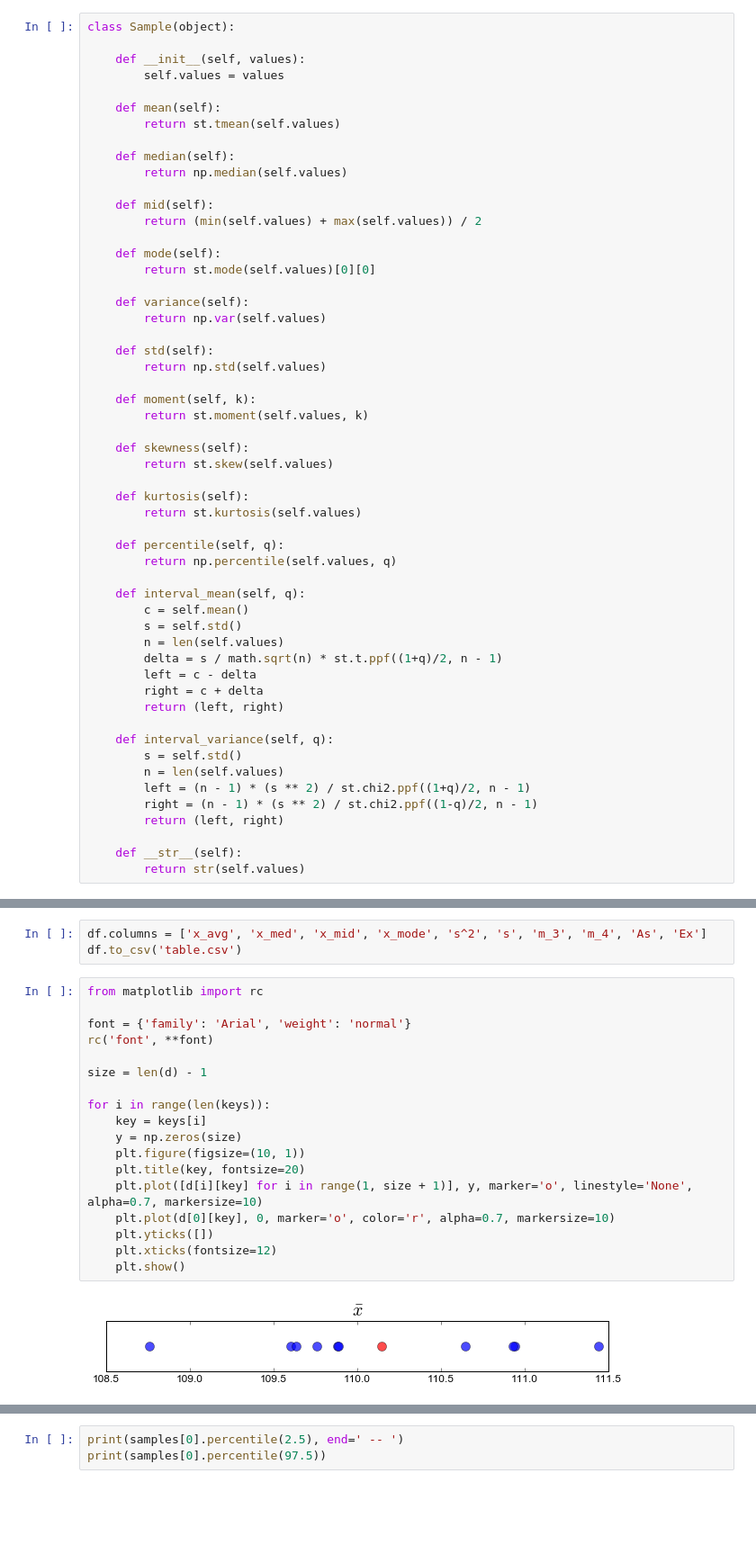
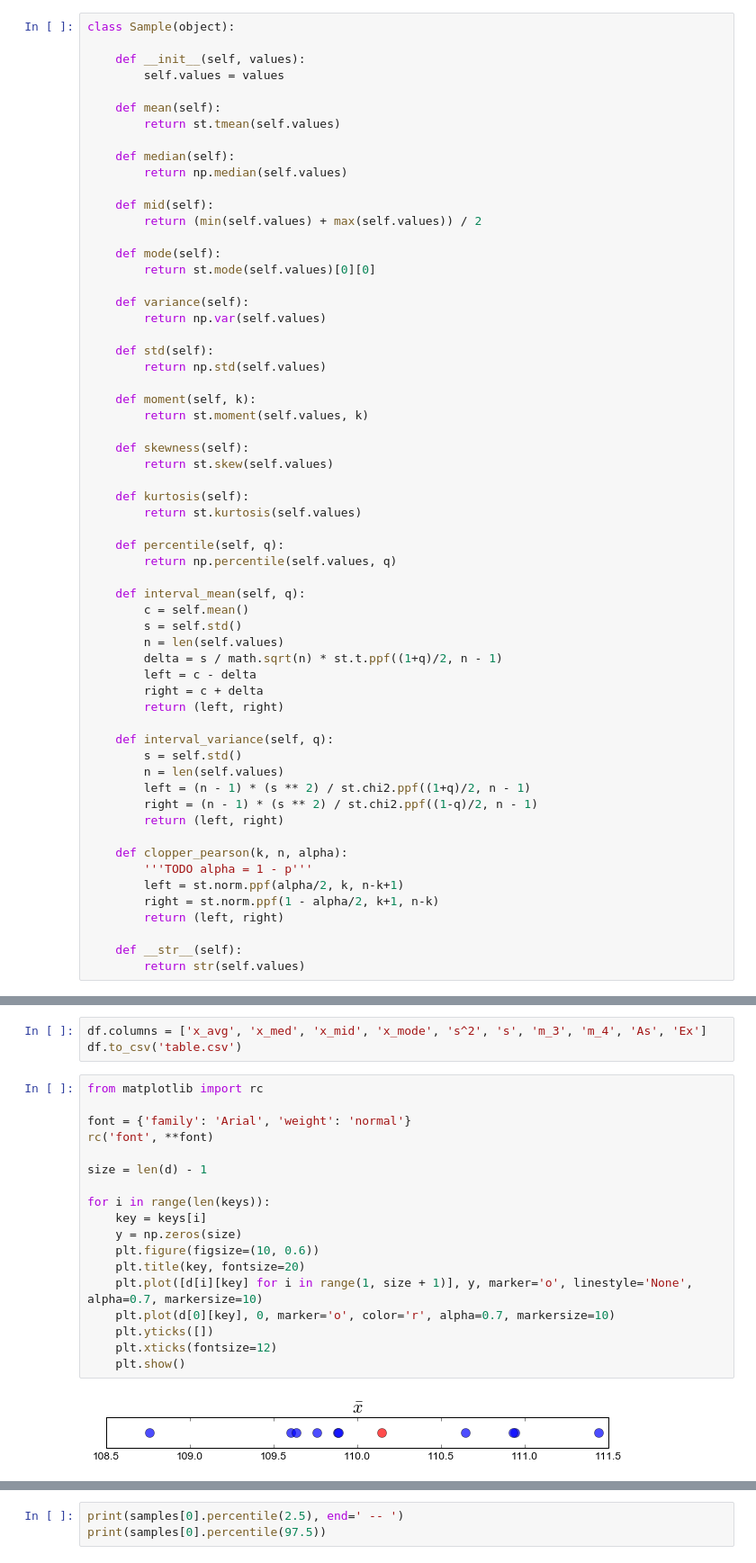
Before and after one commit to vaddya/probability-and-statistics, a Jupyter notebook: lab2/code/lab2.ipynb, the cells around one changed output, grey strips where cells are left out. Shown at 90% size. Drawn from its saved outputs; the diff is of its cells as text; blank space fills up the shorter version.

```diff
--- a/lab2/code/lab2.ipynb
+++ b/lab2/code/lab2.ipynb
@@ -68,6 +68,12 @@ class Sample(object):
         right = (n - 1) * (s ** 2) / st.chi2.ppf((1-q)/2, n - 1)
         return (left, right)
 
+    def clopper_pearson(k, n, alpha):
+        '''TODO alpha = 1 - p'''
+        left = st.norm.ppf(alpha/2, k, n-k+1)
+        right = st.norm.ppf(1 - alpha/2, k+1, n-k)
+        return (left, right)
+
     def __str__(self):
         return str(self.values)
 # %%
@@ -166,20 +172,20 @@ df.to_csv('table.csv')
 # %%
 from matplotlib import rc
 
 font = {'family': 'Arial', 'weight': 'normal'}
 rc('font', **font)
 
 size = len(d) - 1
 
 for i in range(len(keys)):
     key = keys[i]
     y = np.zeros(size)
-    plt.figure(figsize=(10, 1))
+    plt.figure(figsize=(10, 0.6))
     plt.title(key, fontsize=20)
     plt.plot([d[i][key] for i in range(1, size + 1)], y, marker='o', linestyle='None', alpha=0.7, markersize=10)
     plt.plot(d[0][key], 0, marker='o', color='r', alpha=0.7, markersize=10)
     plt.yticks([])
     plt.xticks(fontsize=12)
     plt.show()
 # %% [output]
-[figure, old version]
+[figure, new version]
```
Also changed, not shown: parts of 3 cells of this notebook.
